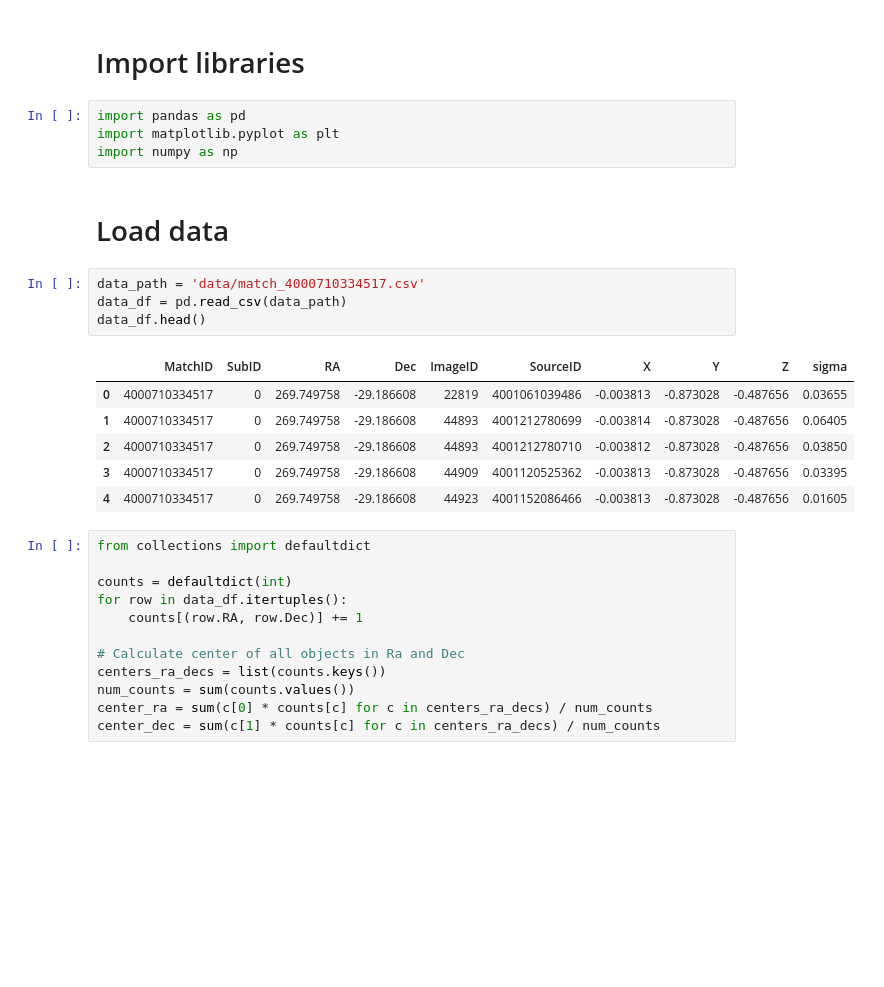
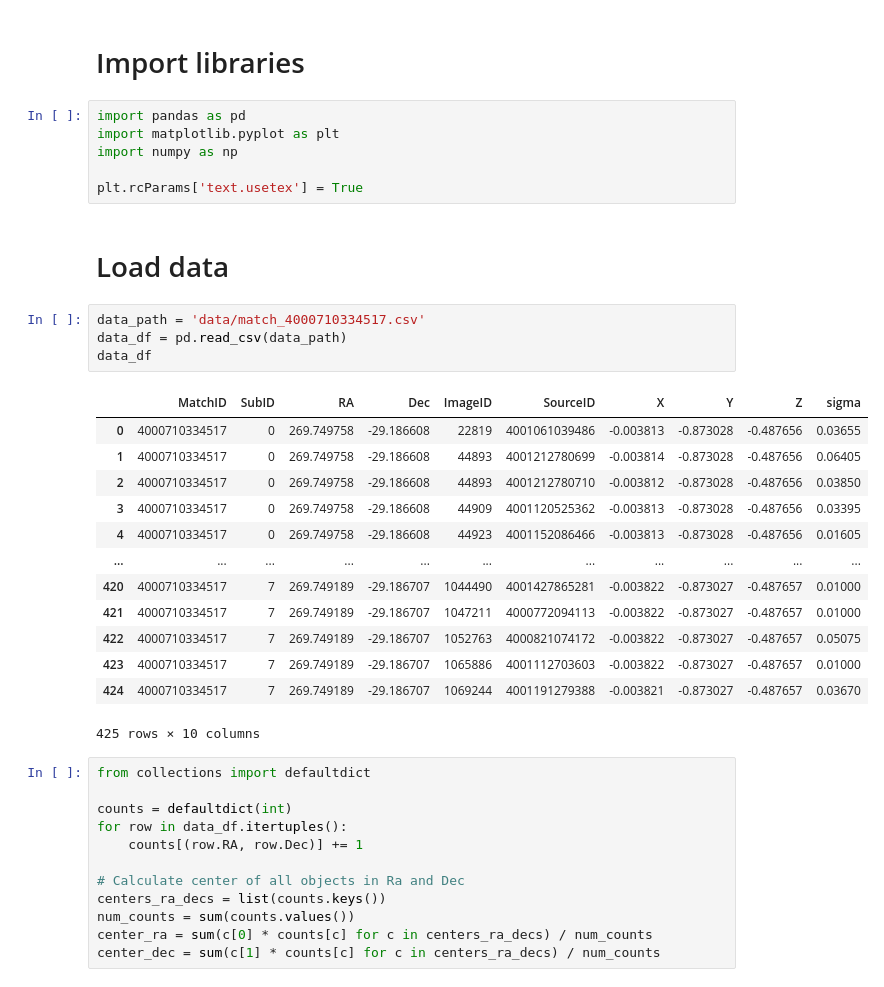
Before and after one commit to jacobf18/astronomical-matching, a Jupyter notebook: hubble.ipynb, the cells around one changed output. Saved outputs shown, nothing was run; the diff lists cells and outputs as text; blank space fills up the shorter version.

```diff
--- a/hubble.ipynb
+++ b/hubble.ipynb
@@ -4,19 +4,28 @@
 import pandas as pd
 import matplotlib.pyplot as plt
 import numpy as np
+
+plt.rcParams['text.usetex'] = True
 # %% [markdown]
 # Load data
 # %%
 data_path = 'data/match_4000710334517.csv'
 data_df = pd.read_csv(data_path)
-data_df.head()
+data_df
 # %% [output]
 |  | MatchID | SubID | RA | Dec | ImageID | SourceID | X | Y | Z | sigma |
 | 0 | 4000710334517 | 0 | 269.749758 | -29.186608 | 22819 | 4001061039486 | -0.003813 | -0.873028 | -0.487656 | 0.03655 |
 | 1 | 4000710334517 | 0 | 269.749758 | -29.186608 | 44893 | 4001212780699 | -0.003814 | -0.873028 | -0.487656 | 0.06405 |
 | 2 | 4000710334517 | 0 | 269.749758 | -29.186608 | 44893 | 4001212780710 | -0.003812 | -0.873028 | -0.487656 | 0.03850 |
 | 3 | 4000710334517 | 0 | 269.749758 | -29.186608 | 44909 | 4001120525362 | -0.003813 | -0.873028 | -0.487656 | 0.03395 |
 | 4 | 4000710334517 | 0 | 269.749758 | -29.186608 | 44923 | 4001152086466 | -0.003813 | -0.873028 | -0.487656 | 0.01605 |
+| ... | ... | ... | ... | ... | ... | ... | ... | ... | ... | ... |
+| 420 | 4000710334517 | 7 | 269.749189 | -29.186707 | 1044490 | 4001427865281 | -0.003822 | -0.873027 | -0.487657 | 0.01000 |
+| 421 | 4000710334517 | 7 | 269.749189 | -29.186707 | 1047211 | 4000772094113 | -0.003822 | -0.873027 | -0.487657 | 0.01000 |
+| 422 | 4000710334517 | 7 | 269.749189 | -29.186707 | 1052763 | 4000821074172 | -0.003822 | -0.873027 | -0.487657 | 0.05075 |
+| 423 | 4000710334517 | 7 | 269.749189 | -29.186707 | 1065886 | 4001112703603 | -0.003822 | -0.873027 | -0.487657 | 0.01000 |
+| 424 | 4000710334517 | 7 | 269.749189 | -29.186707 | 1069244 | 4001191279388 | -0.003821 | -0.873027 | -0.487657 | 0.03670 |
+425 rows × 10 columns
 # %%
 from collections import defaultdict
 
```
Also changed, not shown: parts of 7 cells of this notebook, 3 other files.
